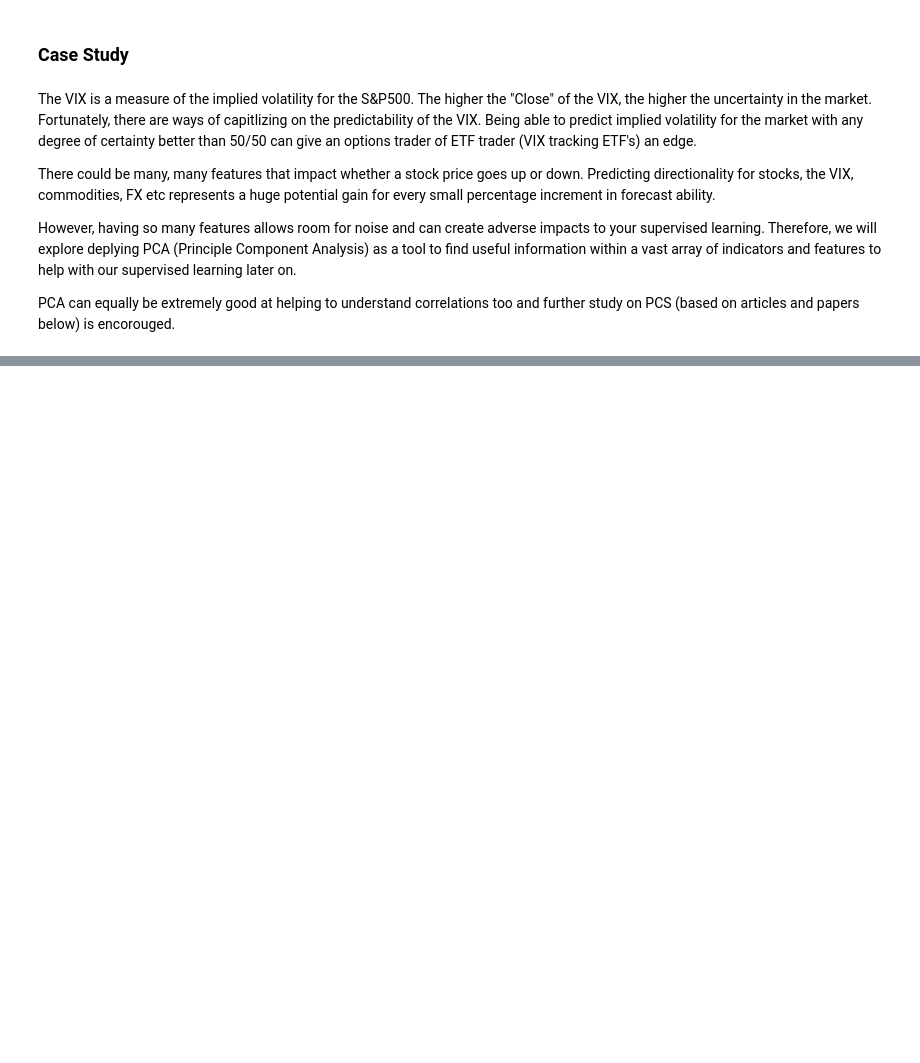
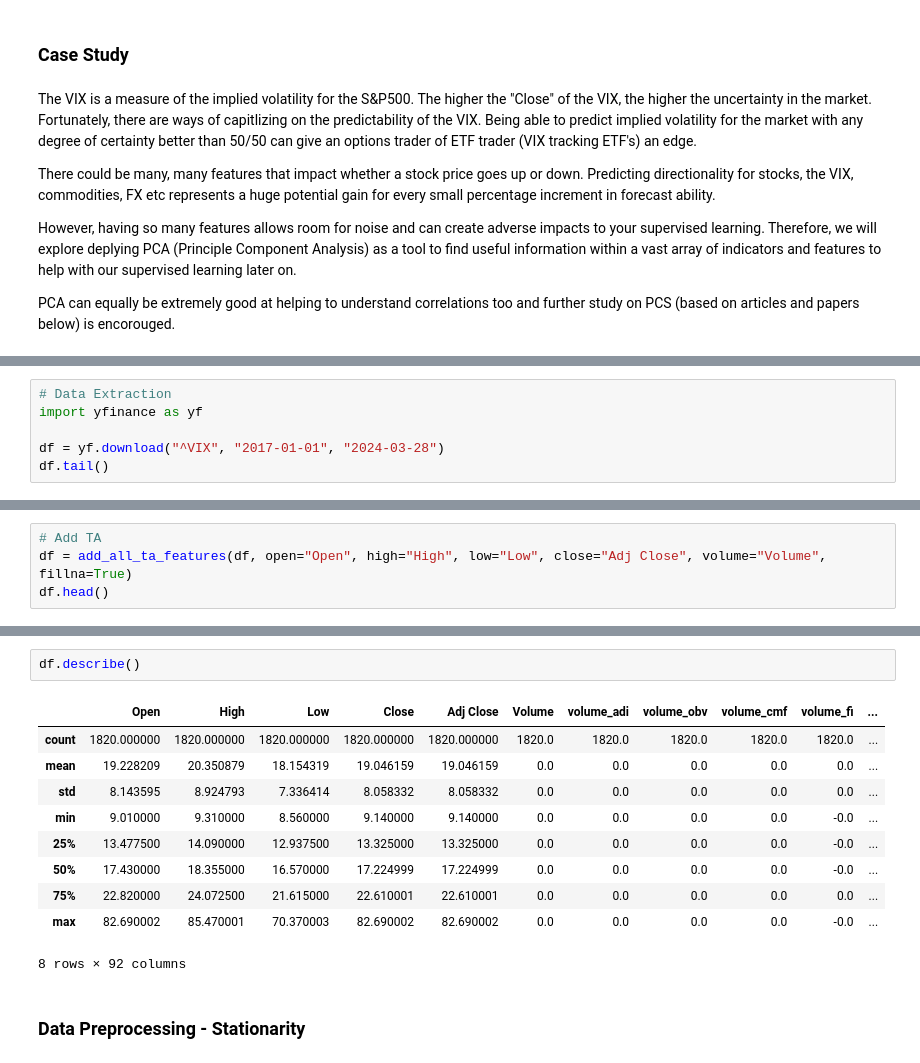
Before and after one commit to dkalenov/ML-Stock-Crypto-Trading, a Jupyter notebook: Principle_Component_Analysis.ipynb, the cells around one changed output, grey strips where cells are left out. Cells and saved outputs as stored; diff of their text form; blank space fills up the shorter version.

Commit message:
Data Preprocessing - Stationarity

```diff
--- a/Principle_Component_Analysis.ipynb
+++ b/Principle_Component_Analysis.ipynb
@@ -12,0 +62,6 @@ PCA can equally be extremely good at helping to understand correlations too and
+# %%
+# Data Extraction
+import yfinance as yf
+
+df = yf.download("^VIX", "2017-01-01", "2024-03-28")
+df.tail()
@@ -12,0 +77,4 @@ PCA can equally be extremely good at helping to understand correlations too and
+# %%
+# Add TA
+df = add_all_ta_features(df, open="Open", high="High", low="Low", close="Adj Close", volume="Volume", fillna=True)
+df.head()
@@ -12,0 +110,15 @@ PCA can equally be extremely good at helping to understand correlations too and
+# %%
+df.describe()
+# %% [output]
+|  | Open | High | Low | Close | Adj Close | Volume | volume_adi | volume_obv | volume_cmf | volume_fi | ... |
+| count | 1820.000000 | 1820.000000 | 1820.000000 | 1820.000000 | 1820.000000 | 1820.0 | 1820.0 | 1820.0 | 1820.0 | 1820.0 | ... |
+| mean | 19.228209 | 20.350879 | 18.154319 | 19.046159 | 19.046159 | 0.0 | 0.0 | 0.0 | 0.0 | 0.0 | ... |
+| std | 8.143595 | 8.924793 | 7.336414 | 8.058332 | 8.058332 | 0.0 | 0.0 | 0.0 | 0.0 | 0.0 | ... |
+| min | 9.010000 | 9.310000 | 8.560000 | 9.140000 | 9.140000 | 0.0 | 0.0 | 0.0 | 0.0 | -0.0 | ... |
+| 25% | 13.477500 | 14.090000 | 12.937500 | 13.325000 | 13.325000 | 0.0 | 0.0 | 0.0 | 0.0 | -0.0 | ... |
+| 50% | 17.430000 | 18.355000 | 16.570000 | 17.224999 | 17.224999 | 0.0 | 0.0 | 0.0 | 0.0 | -0.0 | ... |
+| 75% | 22.820000 | 24.072500 | 21.615000 | 22.610001 | 22.610001 | 0.0 | 0.0 | 0.0 | 0.0 | 0.0 | ... |
+| max | 82.690002 | 85.470001 | 70.370003 | 82.690002 | 82.690002 | 0.0 | 0.0 | 0.0 | 0.0 | -0.0 | ... |
+8 rows × 92 columns
+# %% [markdown]
+### Data Preprocessing - Stationarity
```
Also changed, not shown: parts of 12 cells of this notebook.
